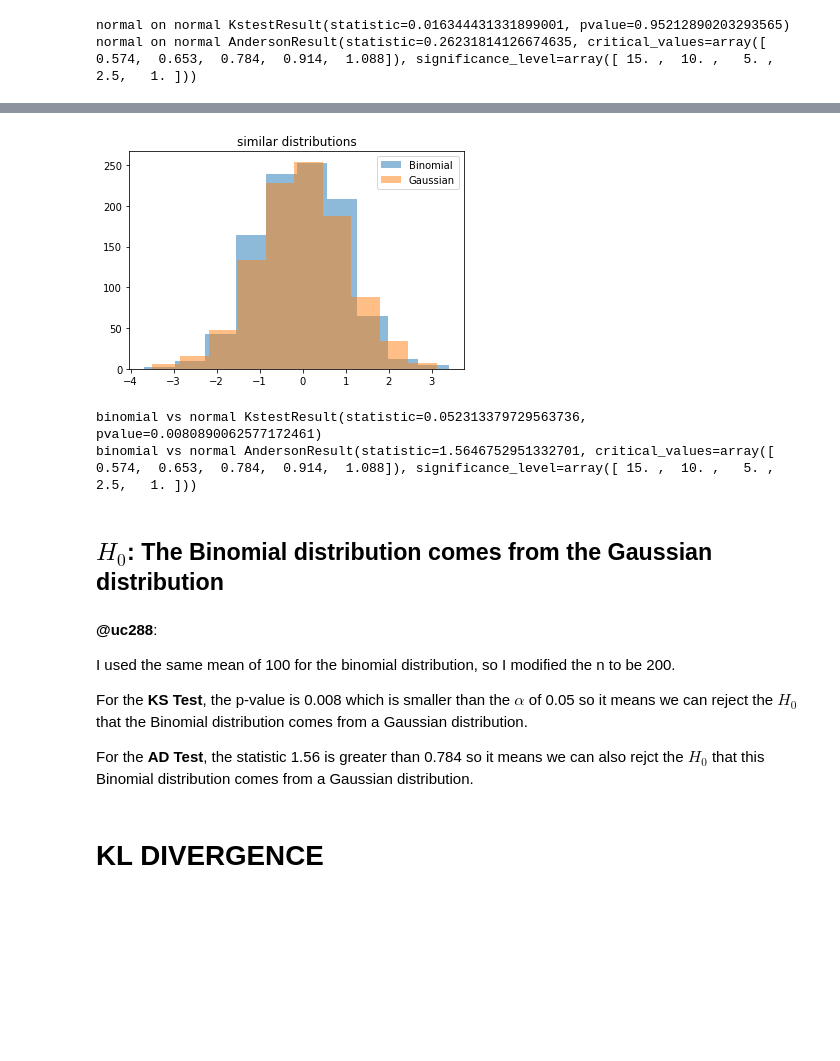
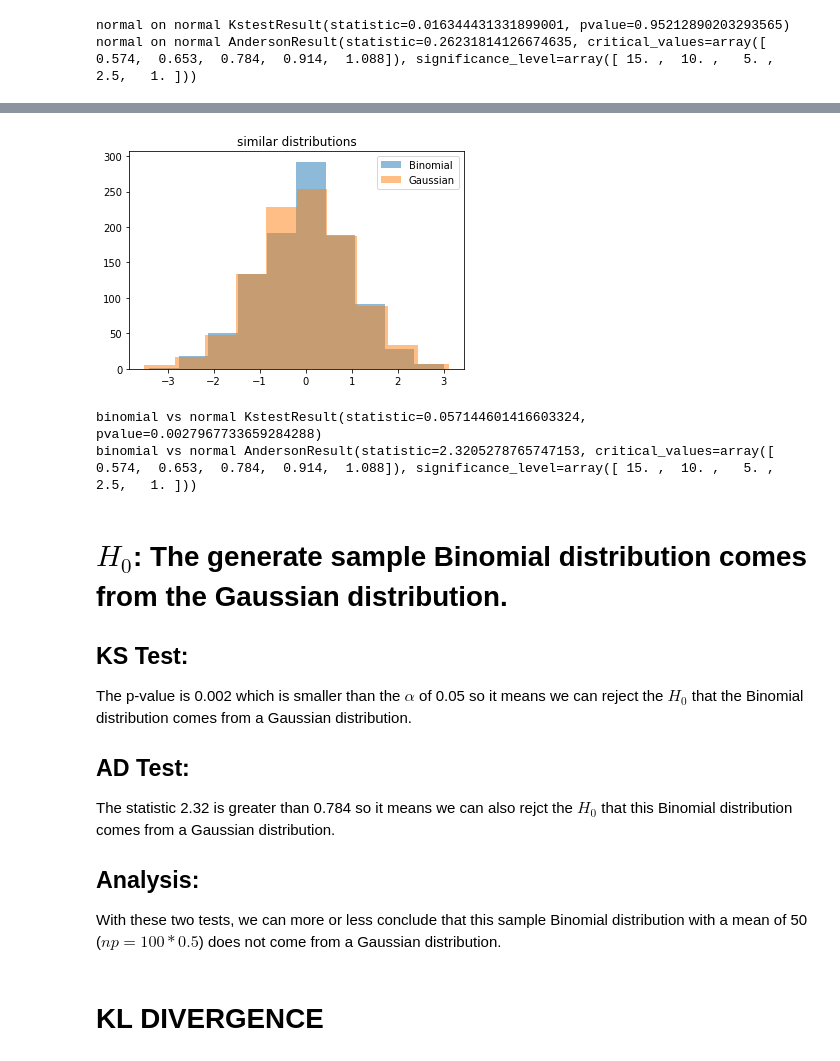
Before and after one commit to qiuyliu/PUI2017_uc288, a Jupyter notebook: HW5_uc288/Assignment2_uc288.ipynb, the cells around one changed output, grey strips where cells are left out. Cells and saved outputs as stored; diff of their text form; code cells hidden in the pictures; blank space fills up the shorter version.

```diff
--- a/HW5_uc288/Assignment2_uc288.ipynb
+++ b/HW5_uc288/Assignment2_uc288.ipynb
@@ -93,33 +89,33 @@ For the AD test, the statistic is at 0.926 and that is greater than the threshol
 # %%
-#binomial with n=10, p=0.5 => mean=np=5, stdev=sqrt(np(1-p))
 p = 0.5
-n = 200
+n = 100
 
 np.random.seed(999)
 dist_b = (np.random.binomial(n, p, 1000) - n*p) / np.sqrt(n*p*(1-p))  #subtract mean divide by stdev
 pl.figure()
 pl.hist(dist_b, alpha=0.5, label="Binomial")
 pl.hist(dist_n, alpha=0.5, label="Gaussian")
 pl.legend()
 pl.title("similar distributions")
 pl.show()
 
 print ("binomial vs normal", scipy.stats.kstest(dist_b,'norm'))
 print ("binomial vs normal", scipy.stats.anderson(dist_b, dist='norm'))
 # %% [output]
-[figure, old version]
+[figure, new version]
-binomial vs normal KstestResult(statistic=0.052313379729563736, pvalue=0.0080890062577172461)
-binomial vs normal AndersonResult(statistic=1.5646752951332701, critical_values=array([ 0.574,  0.653,  0.784,  0.914,  1.088]), significance_level=array([ 15. ,  10. ,   5. ,   2.5,   1. ]))
+binomial vs normal KstestResult(statistic=0.057144601416603324, pvalue=0.0027967733659284288)
+binomial vs normal AndersonResult(statistic=2.3205278765747153, critical_values=array([ 0.574,  0.653,  0.784,  0.914,  1.088]), significance_level=array([ 15. ,  10. ,   5. ,   2.5,   1. ]))
-# %% [markdown]
-## $H_0$: The Binomial distribution comes from the Gaussian distribution
 # %% [markdown]
-**@uc288**:
+# $H_0$: The generate sample Binomial distribution comes from the Gaussian distribution.
 
-I used the same mean of 100 for the binomial distribution, so I modified the n to be 200.
+## KS Test:
+The p-value is 0.002 which is smaller than the $\alpha$ of 0.05 so it means we can reject the $H_0$ that the Binomial distribution comes from a Gaussian distribution.
 
-For the **KS Test**, the p-value is 0.008 which is smaller than the $\alpha$ of 0.05 so it means we can reject the $H_0$ that the Binomial distribution comes from a Gaussian distribution.
+## AD Test:
+The statistic 2.32 is greater than 0.784 so it means we can also rejct the $H_0$ that this Binomial distribution comes from a Gaussian distribution.
 
-For the **AD Test**, the statistic 1.56 is greater than 0.784 so it means we can also rejct the $H_0$ that this Binomial distribution comes from a Gaussian distribution.
+## Analysis:
+With these two tests, we can more or less conclude that this sample Binomial distribution with a mean of 50 ($np = 100 * 0.5$) does not come from a Gaussian distribution.
 # %% [markdown]
 # KL DIVERGENCE
 # %% [markdown]
```
Also changed, not shown: parts of 25 cells of this notebook.
